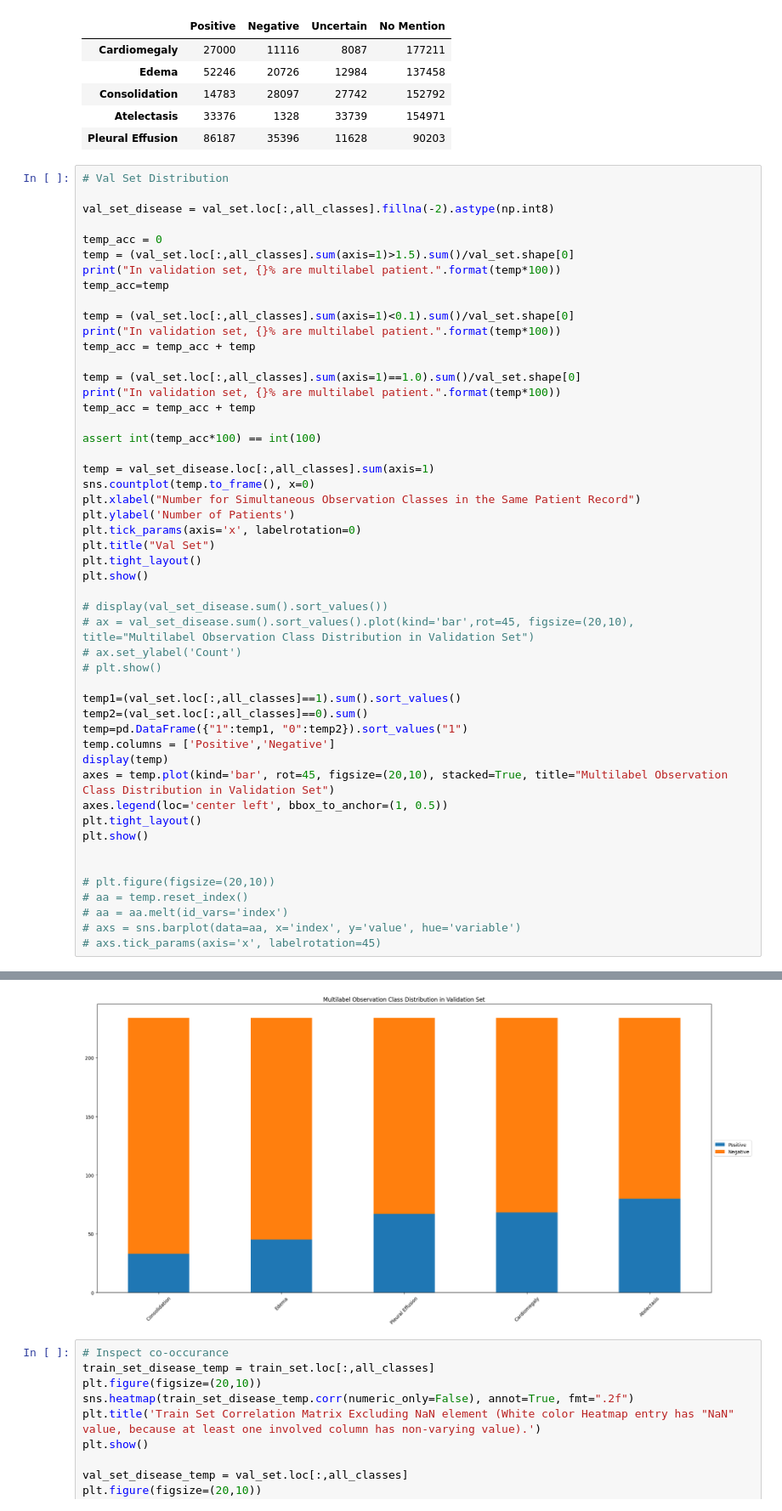
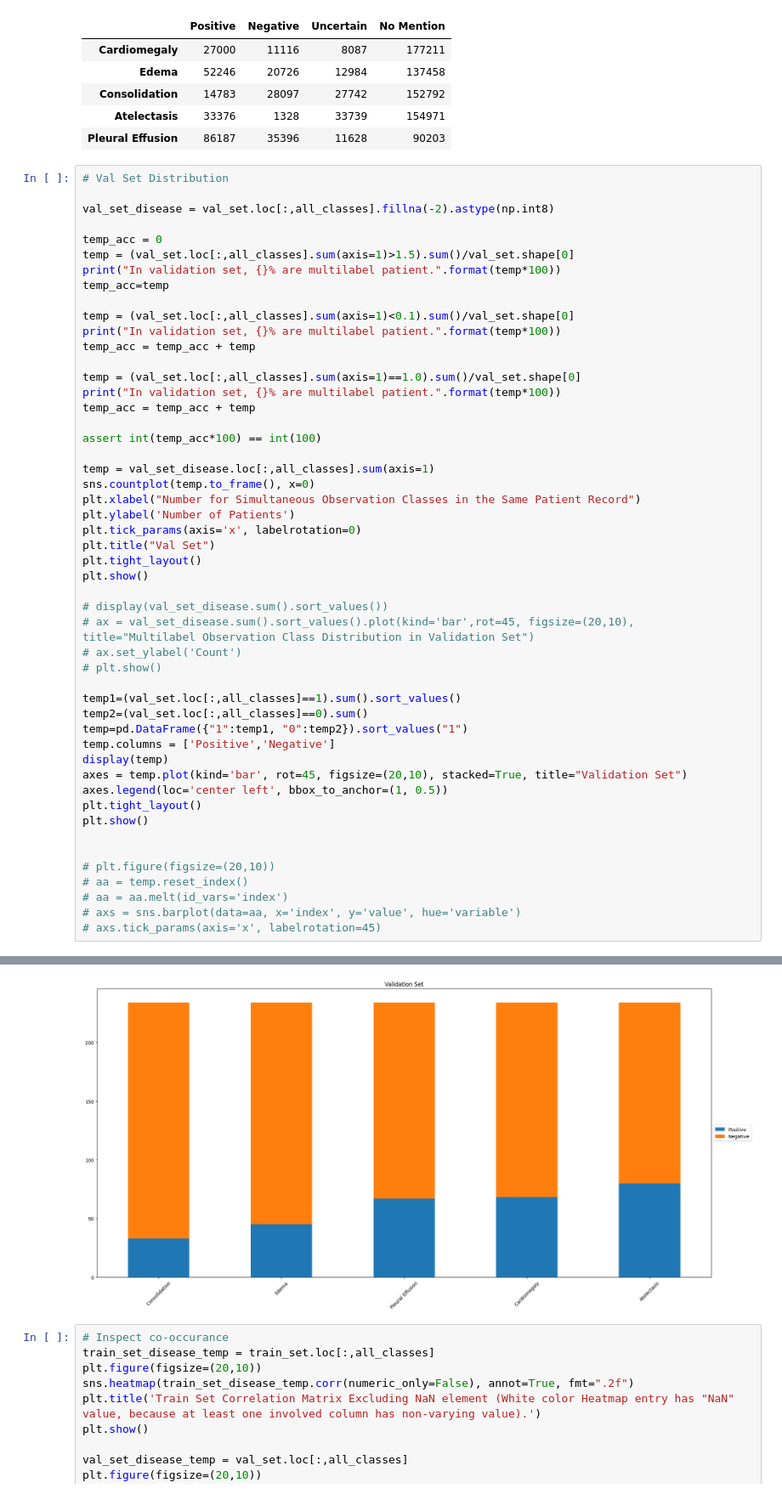
Before and after one commit to boon1987/lungsease, a Jupyter notebook: sl_version/explore.ipynb, the cells around one changed output, grey strips where cells are left out. Shown at 85% size. Saved outputs shown, nothing was run; the diff lists cells and outputs as text.

```diff
--- a/sl_version/explore.ipynb
+++ b/sl_version/explore.ipynb
@@ -198,35 +198,35 @@ plt.show()
 # ax = val_set_disease.sum().sort_values().plot(kind='bar',rot=45, figsize=(20,10), title="Multilabel Observation Class Distribution in Validation Set")
 # ax.set_ylabel('Count')
 # plt.show()
 
 temp1=(val_set.loc[:,all_classes]==1).sum().sort_values()
 temp2=(val_set.loc[:,all_classes]==0).sum()
 temp=pd.DataFrame({"1":temp1, "0":temp2}).sort_values("1")
 temp.columns = ['Positive','Negative']
 display(temp)
-axes = temp.plot(kind='bar', rot=45, figsize=(20,10), stacked=True, title="Multilabel Observation Class Distribution in Validation Set")
+axes = temp.plot(kind='bar', rot=45, figsize=(20,10), stacked=True, title="Validation Set")
 axes.legend(loc='center left', bbox_to_anchor=(1, 0.5))
 plt.tight_layout()
 plt.show()
 
 
 # plt.figure(figsize=(20,10))
 # aa = temp.reset_index()
 # aa = aa.melt(id_vars='index')
 # axs = sns.barplot(data=aa, x='index', y='value', hue='variable')
 # axs.tick_params(axis='x', labelrotation=45)
 # %% [output]
 In validation set, 35.8974358974359% are multilabel patient.
 In validation set, 41.452991452991455% are multilabel patient.
 In validation set, 22.64957264957265% are multilabel patient.
 [figure]
 |  | Positive | Negative |
 | Consolidation | 33 | 201 |
 | Edema | 45 | 189 |
 | Pleural Effusion | 67 | 167 |
 | Cardiomegaly | 68 | 166 |
 | Atelectasis | 80 | 154 |
-[figure, old version]
+[figure, new version]
 # %%
 # Inspect co-occurance
 train_set_disease_temp = train_set.loc[:,all_classes]
```
Also changed, not shown: parts of 10 cells of this notebook, 3 other files.
